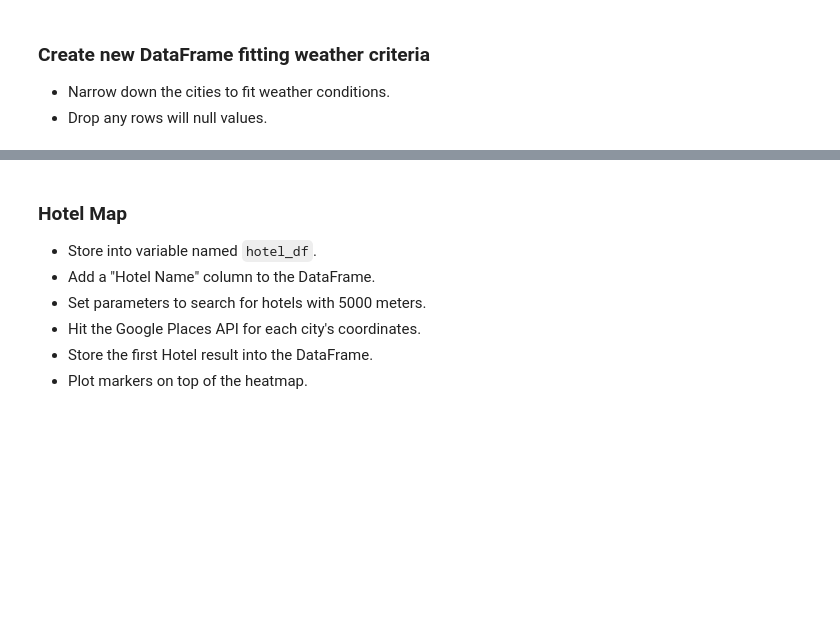
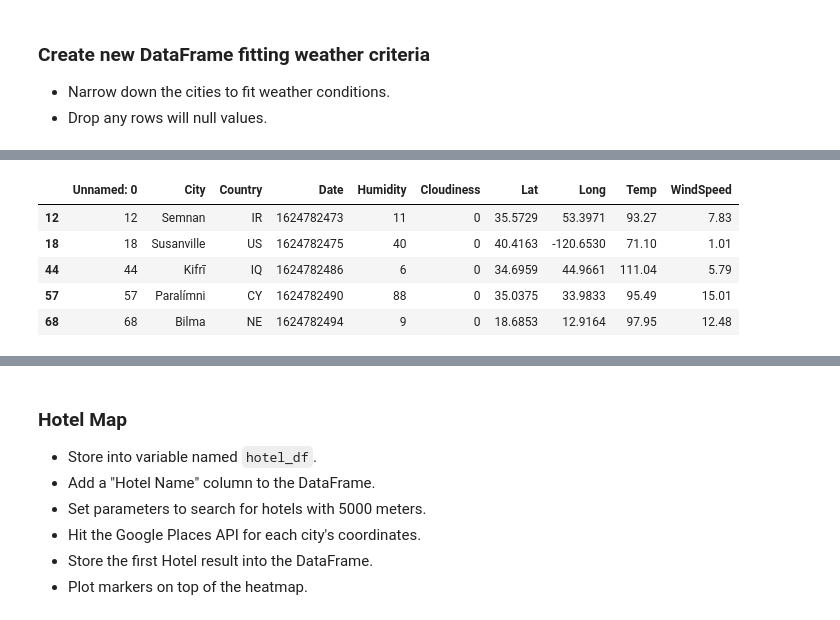
Before and after one commit to lauraezr/python-api-challenge, a Jupyter notebook: WeatherPy/VacationPy.ipynb, the cells around one changed output, grey strips where cells are left out. Cells and saved outputs as stored; diff of their text form; code cells hidden in the pictures; blank space fills up the shorter version.

```diff
--- a/WeatherPy/VacationPy.ipynb
+++ b/WeatherPy/VacationPy.ipynb
@@ -70,0 +88,11 @@ SyntaxError: invalid syntax (<ipython-input-18-a851001be6a7>, line 1)
+# %%
+# Zero cloudiness.
+cloudiness_city_data = city_data.loc[city_data["Cloudiness"] == 0]
+cloudiness_city_data.head()
+# %% [output]
+|  | Unnamed: 0 | City | Country | Date | Humidity | Cloudiness | Lat | Long | Temp | WindSpeed |
+| 12 | 12 | Semnan | IR | 1624782473 | 11 | 0 | 35.5729 | 53.3971 | 93.27 | 7.83 |
+| 18 | 18 | Susanville | US | 1624782475 | 40 | 0 | 40.4163 | -120.6530 | 71.10 | 1.01 |
+| 44 | 44 | Kifrī | IQ | 1624782486 | 6 | 0 | 34.6959 | 44.9661 | 111.04 | 5.79 |
+| 57 | 57 | Paralímni | CY | 1624782490 | 88 | 0 | 35.0375 | 33.9833 | 95.49 | 15.01 |
+| 68 | 68 | Bilma | NE | 1624782494 | 9 | 0 | 18.6853 | 12.9164 | 97.95 | 12.48 |
```
Also changed, not shown: parts of 15 cells of this notebook, 3 other files.
